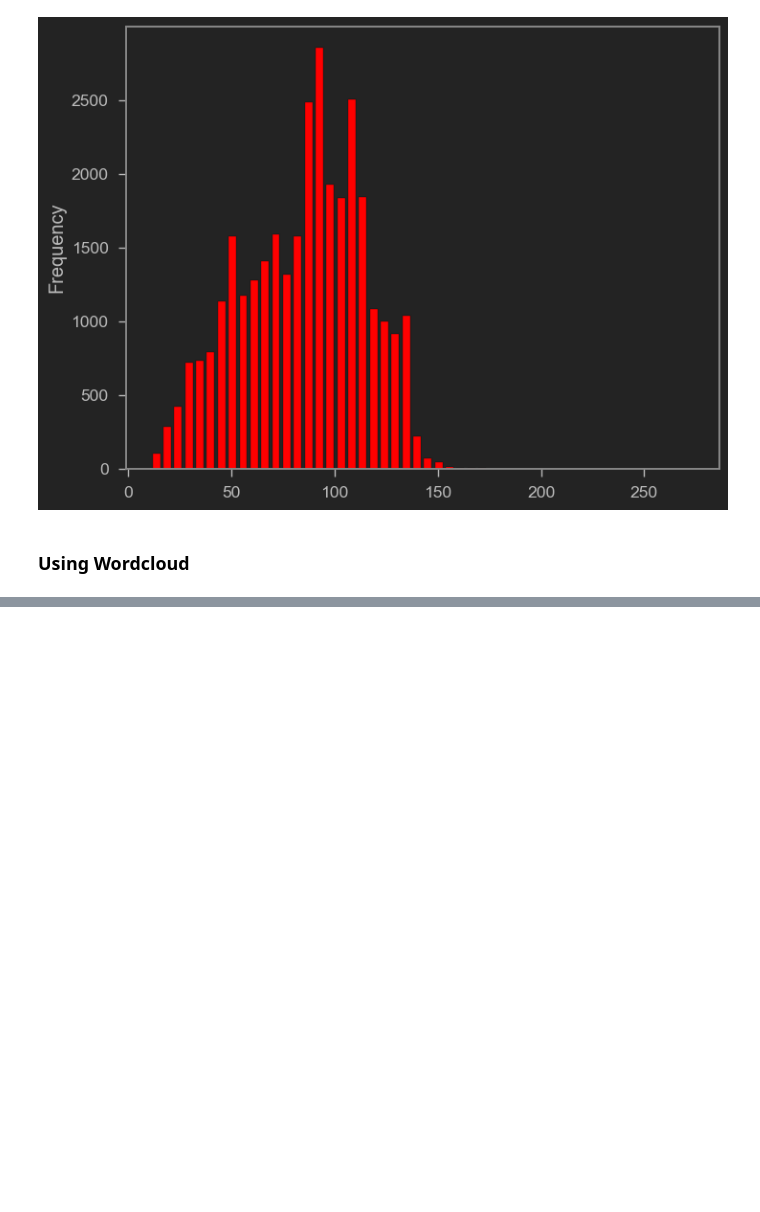
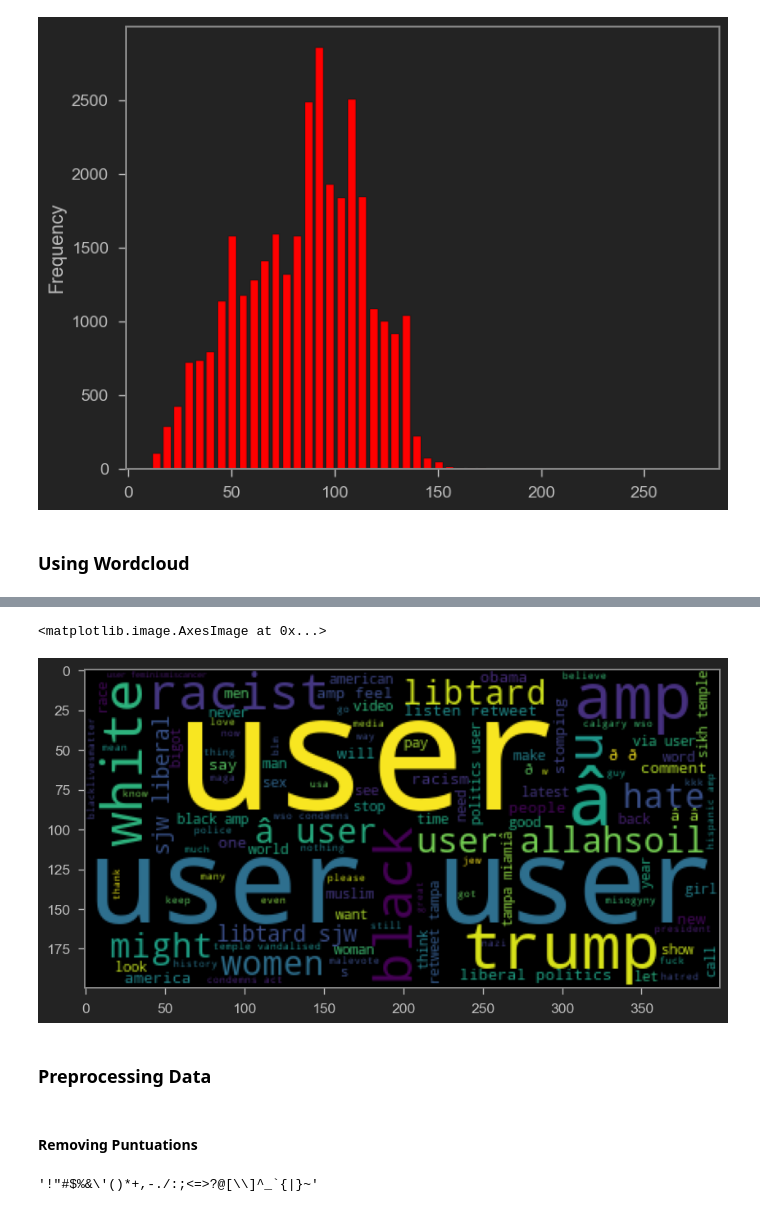
Before and after one commit to krishnanshh/Twitter-Sentiment-Analysis, a Jupyter notebook: twitter_sentiment_analysis_main.ipynb, the cells around one changed output, grey strips where cells are left out. Saved outputs shown, nothing was run; the diff lists cells and outputs as text; code cells hidden in the pictures; blank space fills up the shorter version.

```diff
--- a/twitter_sentiment_analysis_main.ipynb
+++ b/twitter_sentiment_analysis_main.ipynb
@@ -127,3 +127,18 @@ plt.imshow(WordCloud().generate(sentences_as_one_string))
 sentences_neg = negative['tweet'].tolist()
 # %%
 sentences_in_one_neg = " ".join(sentences_neg)
+# %%
+plt.figure(figsize=(10,10))
+plt.imshow(WordCloud().generate(sentences_in_one_neg))
+# %% [output]
+<matplotlib.image.AxesImage at 0x...>
+[figure, added]
+# %% [markdown]
+### Preprocessing Data
+# %% [markdown]
+#### Removing Puntuations
+# %%
+import string
+string.punctuation # python recognized puntuations
+# %% [output]
+'!"#$%&\'()*+,-./:;<=>?@[\\]^_`{|}~'
```
Also changed, not shown: parts of 5 cells of this notebook.
